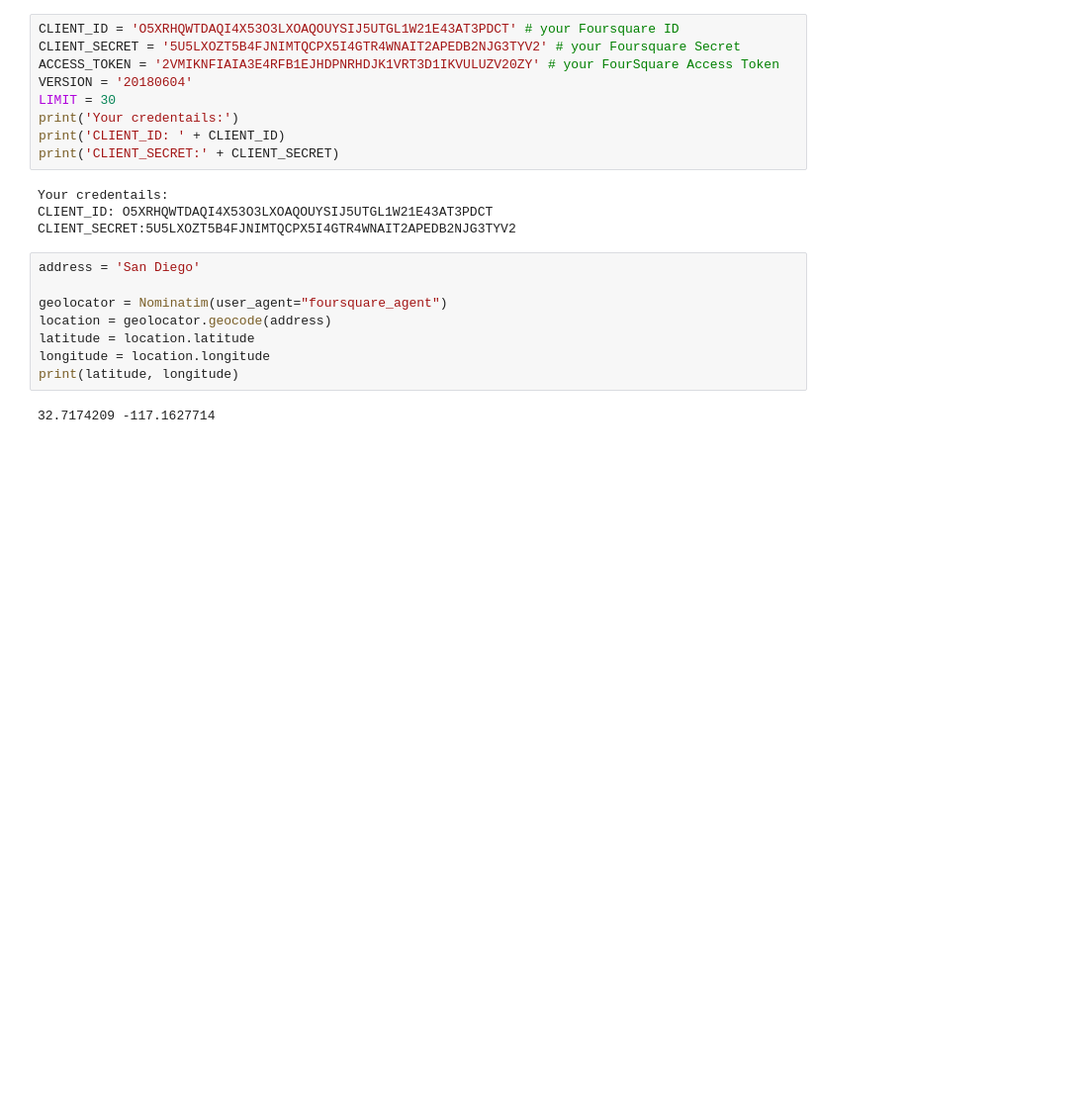
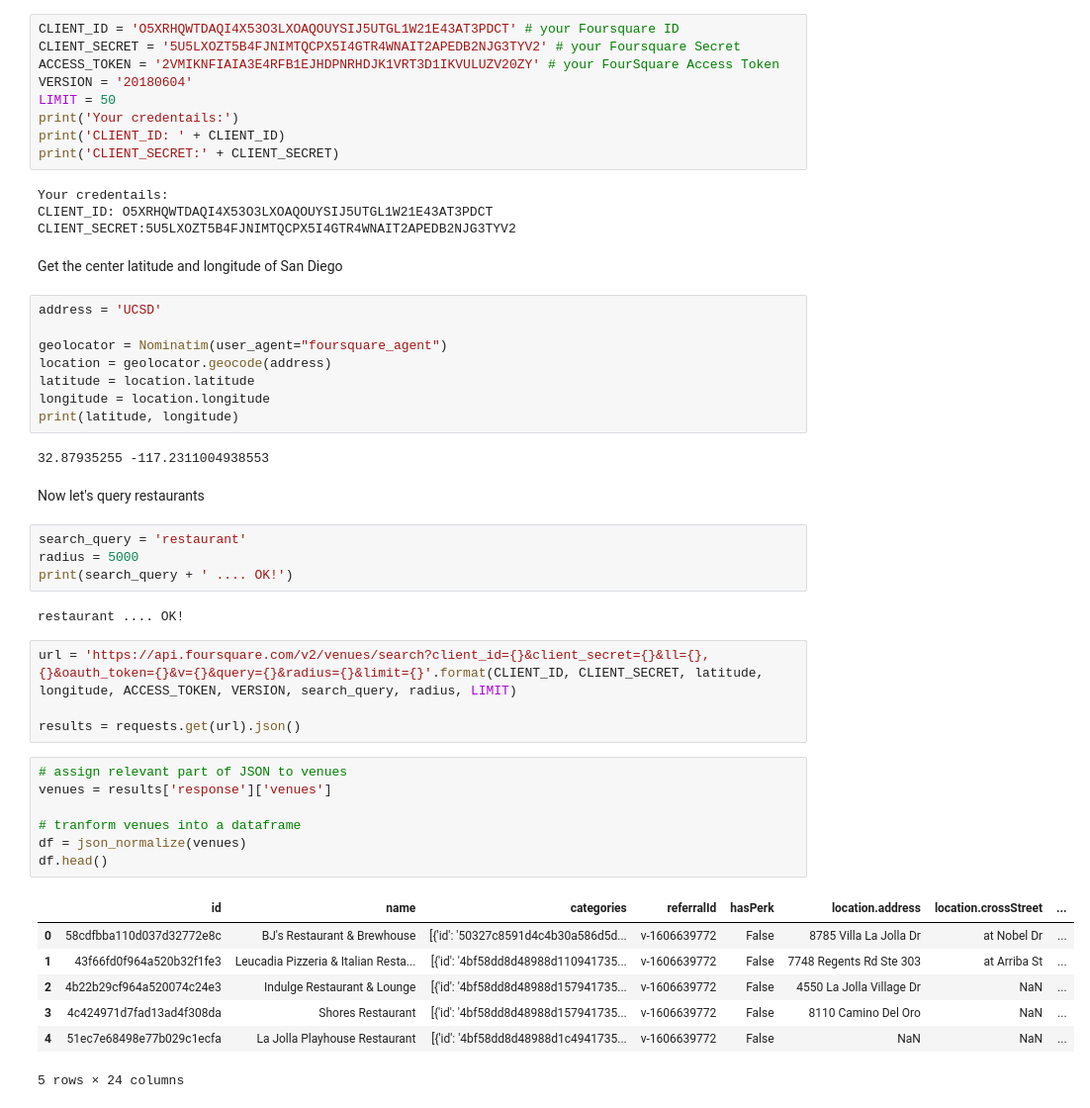
Before and after one commit to jameshyojaelee/SanDiego_Rent_Analysis, a Jupyter notebook: sandiego_rent.ipynb, the cells around one changed output. Shown at 99% size. Cells and saved outputs as stored; diff of their text form; blank space fills up the shorter version.

```diff
--- a/sandiego_rent.ipynb
+++ b/sandiego_rent.ipynb
@@ -46,7 +50,7 @@ CLIENT_ID = 'O5XRHQWTDAQI4X53O3LXOAQOUYSIJ5UTGL1W21E43AT3PDCT' # your Foursquare
 CLIENT_SECRET = '5U5LXOZT5B4FJNIMTQCPX5I4GTR4WNAIT2APEDB2NJG3TYV2' # your Foursquare Secret
 ACCESS_TOKEN = '2VMIKNFIAIA3E4RFB1EJHDPNRHDJK1VRT3D1IKVULUZV20ZY' # your FourSquare Access Token
 VERSION = '20180604'
-LIMIT = 30
+LIMIT = 50
 print('Your credentails:')
 print('CLIENT_ID: ' + CLIENT_ID)
 print('CLIENT_SECRET:' + CLIENT_SECRET)
@@ -54,8 +58,10 @@ print('CLIENT_SECRET:' + CLIENT_SECRET)
 Your credentails:
 CLIENT_ID: O5XRHQWTDAQI4X53O3LXOAQOUYSIJ5UTGL1W21E43AT3PDCT
 CLIENT_SECRET:5U5LXOZT5B4FJNIMTQCPX5I4GTR4WNAIT2APEDB2NJG3TYV2
+# %% [markdown]
+Get the center latitude and longitude of San Diego
 # %%
-address = 'San Diego'
+address = 'UCSD'
 
 geolocator = Nominatim(user_agent="foursquare_agent")
 location = geolocator.geocode(address)
@@ -63,4 +69,31 @@ latitude = location.latitude
 longitude = location.longitude
 print(latitude, longitude)
 # %% [output]
-32.7174209 -117.1627714
+32.87935255 -117.2311004938553
+# %% [markdown]
+Now let's query restaurants
+# %%
+search_query = 'restaurant'
+radius = 5000
+print(search_query + ' .... OK!')
+# %% [output]
+restaurant .... OK!
+# %%
+url = 'https://api.foursquare.com/v2/venues/search?client_id={}&client_secret={}&ll={},{}&oauth_token={}&v={}&query={}&radius={}&limit={}'.format(CLIENT_ID, CLIENT_SECRET, latitude, longitude, ACCESS_TOKEN, VERSION, search_query, radius, LIMIT)
+
+results = requests.get(url).json()
+# %%
+# assign relevant part of JSON to venues
+venues = results['response']['venues']
+
+# tranform venues into a dataframe
+df = json_normalize(venues)
+df.head()
+# %% [output]
+|  | id | name | categories | referralId | hasPerk | location.address | location.crossStreet | ... |
+| 0 | 58cdfbba110d037d32772e8c | BJ's Restaurant & Brewhouse | [{'id': '50327c8591d4c4b30a586d5d... | v-1606639772 | False | 8785 Villa La Jolla Dr | at Nobel Dr | ... |
+| 1 | 43f66fd0f964a520b32f1fe3 | Leucadia Pizzeria & Italian Resta... | [{'id': '4bf58dd8d48988d110941735... | v-1606639772 | False | 7748 Regents Rd Ste 303 | at Arriba St | ... |
+| 2 | 4b22b29cf964a520074c24e3 | Indulge Restaurant & Lounge | [{'id': '4bf58dd8d48988d157941735... | v-1606639772 | False | 4550 La Jolla Village Dr | NaN | ... |
+| 3 | 4c424971d7fad13ad4f308da | Shores Restaurant | [{'id': '4bf58dd8d48988d157941735... | v-1606639772 | False | 8110 Camino Del Oro | NaN | ... |
+| 4 | 51ec7e68498e77b029c1ecfa | La Jolla Playhouse Restaurant | [{'id': '4bf58dd8d48988d1c4941735... | v-1606639772 | False | NaN | NaN | ... |
+5 rows × 24 columns
```
Also changed, not shown: parts of 6 cells of this notebook.
